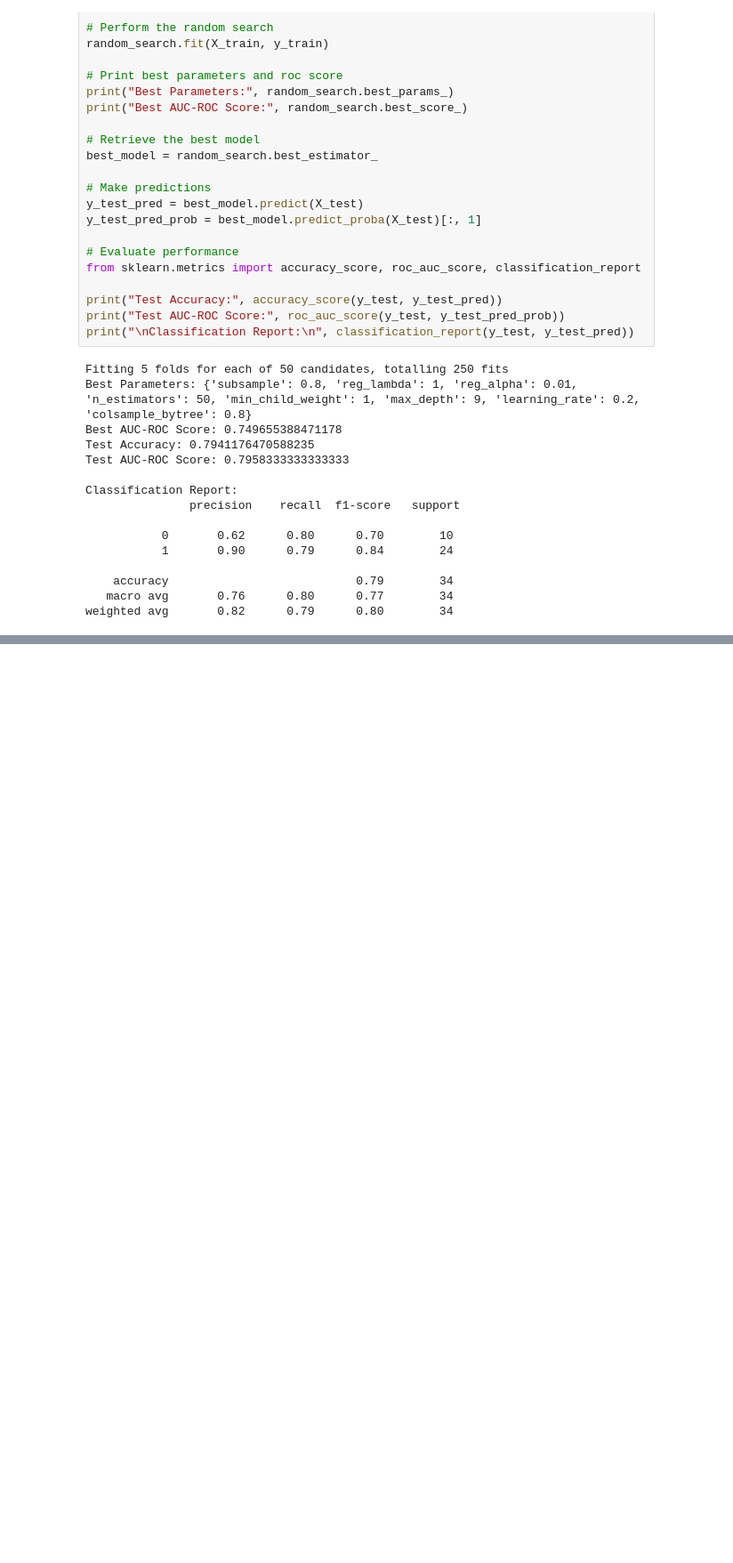
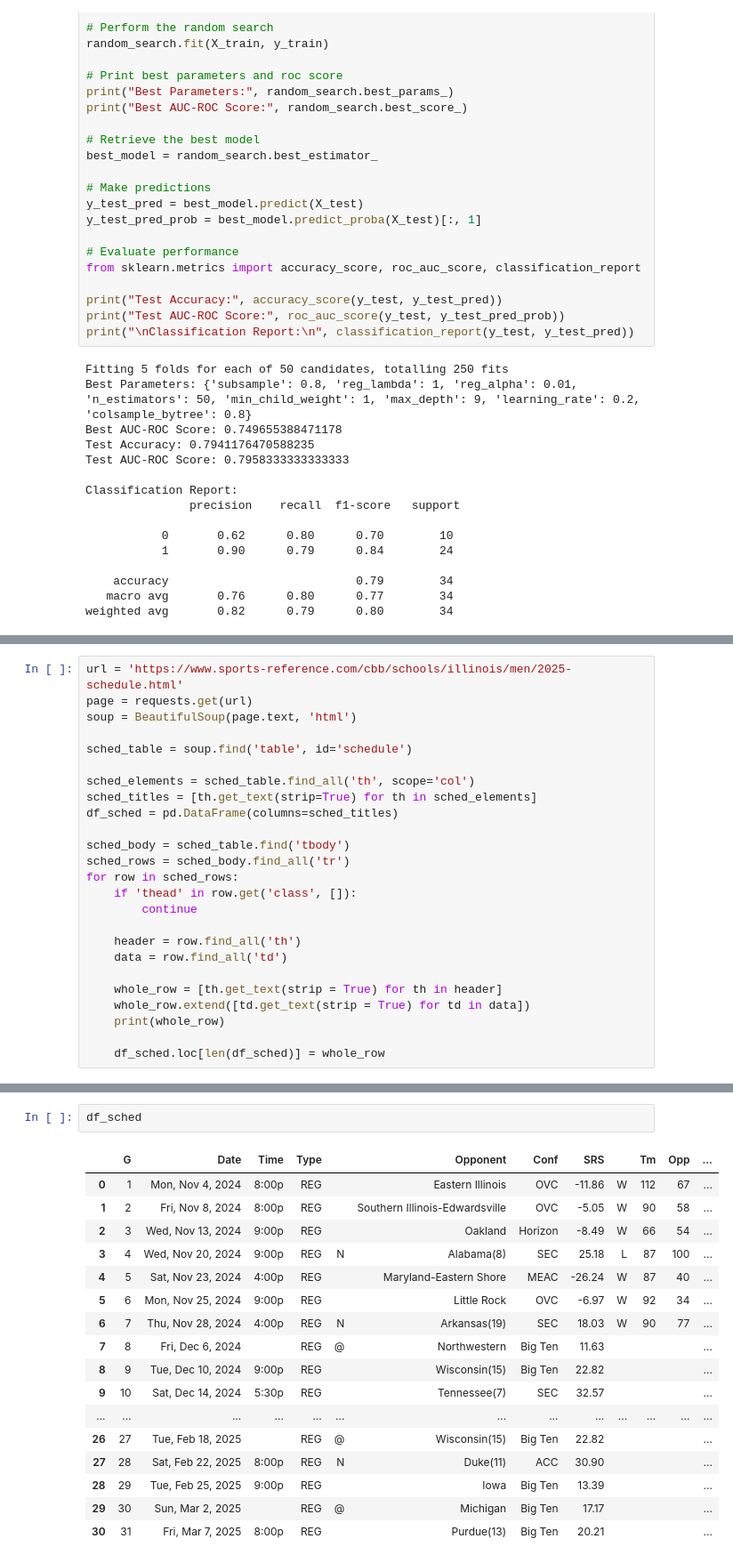
Before and after one commit to UIUC-DSC/team-townies-fa24, a Jupyter notebook: Modeling.ipynb, the cells around one changed output, grey strips where cells are left out. Shown: that part at 89% size. Drawn from its saved outputs; the diff is of its cells as text; blank space fills up the shorter version.

```diff
--- a/Modeling.ipynb
+++ b/Modeling.ipynb
@@ -780,0 +708,25 @@ Test AUC-ROC Score: 0.875
+# %%
+url = 'https://www.sports-reference.com/cbb/schools/illinois/men/2025-schedule.html'
+page = requests.get(url)
+soup = BeautifulSoup(page.text, 'html')
+
+sched_table = soup.find('table', id='schedule')
+
+sched_elements = sched_table.find_all('th', scope='col')
+sched_titles = [th.get_text(strip=True) for th in sched_elements]
+df_sched = pd.DataFrame(columns=sched_titles)
+
+sched_body = sched_table.find('tbody')
+sched_rows = sched_body.find_all('tr')
+for row in sched_rows:
+    if 'thead' in row.get('class', []):
+        continue
+
+    header = row.find_all('th')
+    data = row.find_all('td')
+
+    whole_row = [th.get_text(strip = True) for th in header]
+    whole_row.extend([td.get_text(strip = True) for td in data])
+    print(whole_row)
+
+    df_sched.loc[len(df_sched)] = whole_row
@@ -780,0 +751,20 @@ Test AUC-ROC Score: 0.875
+# %%
+df_sched
+# %% [output]
+|  | G | Date | Time | Type |  | Opponent | Conf | SRS |  | Tm | Opp | ... |
+| 0 | 1 | Mon, Nov 4, 2024 | 8:00p | REG |  | Eastern Illinois | OVC | -11.86 | W | 112 | 67 | ... |
+| 1 | 2 | Fri, Nov 8, 2024 | 8:00p | REG |  | Southern Illinois-Edwardsville | OVC | -5.05 | W | 90 | 58 | ... |
+| 2 | 3 | Wed, Nov 13, 2024 | 9:00p | REG |  | Oakland | Horizon | -8.49 | W | 66 | 54 | ... |
+| 3 | 4 | Wed, Nov 20, 2024 | 9:00p | REG | N | Alabama(8) | SEC | 25.18 | L | 87 | 100 | ... |
+| 4 | 5 | Sat, Nov 23, 2024 | 4:00p | REG |  | Maryland-Eastern Shore | MEAC | -26.24 | W | 87 | 40 | ... |
+| 5 | 6 | Mon, Nov 25, 2024 | 9:00p | REG |  | Little Rock | OVC | -6.97 | W | 92 | 34 | ... |
+| 6 | 7 | Thu, Nov 28, 2024 | 4:00p | REG | N | Arkansas(19) | SEC | 18.03 | W | 90 | 77 | ... |
+| 7 | 8 | Fri, Dec 6, 2024 |  | REG | @ | Northwestern | Big Ten | 11.63 |  |  |  | ... |
+| 8 | 9 | Tue, Dec 10, 2024 | 9:00p | REG |  | Wisconsin(15) | Big Ten | 22.82 |  |  |  | ... |
+| 9 | 10 | Sat, Dec 14, 2024 | 5:30p | REG |  | Tennessee(7) | SEC | 32.57 |  |  |  | ... |
+| ... | ... | ... | ... | ... | ... | ... | ... | ... | ... | ... | ... | ... |
+| 26 | 27 | Tue, Feb 18, 2025 |  | REG | @ | Wisconsin(15) | Big Ten | 22.82 |  |  |  | ... |
+| 27 | 28 | Sat, Feb 22, 2025 | 8:00p | REG | N | Duke(11) | ACC | 30.90 |  |  |  | ... |
+| 28 | 29 | Tue, Feb 25, 2025 | 9:00p | REG |  | Iowa | Big Ten | 13.39 |  |  |  | ... |
+| 29 | 30 | Sun, Mar 2, 2025 |  | REG | @ | Michigan | Big Ten | 17.17 |  |  |  | ... |
+| 30 | 31 | Fri, Mar 7, 2025 | 8:00p | REG |  | Purdue(13) | Big Ten | 20.21 |  |  |  | ... |
```
Also changed, not shown: parts of 19 cells of this notebook, 1 other file.
